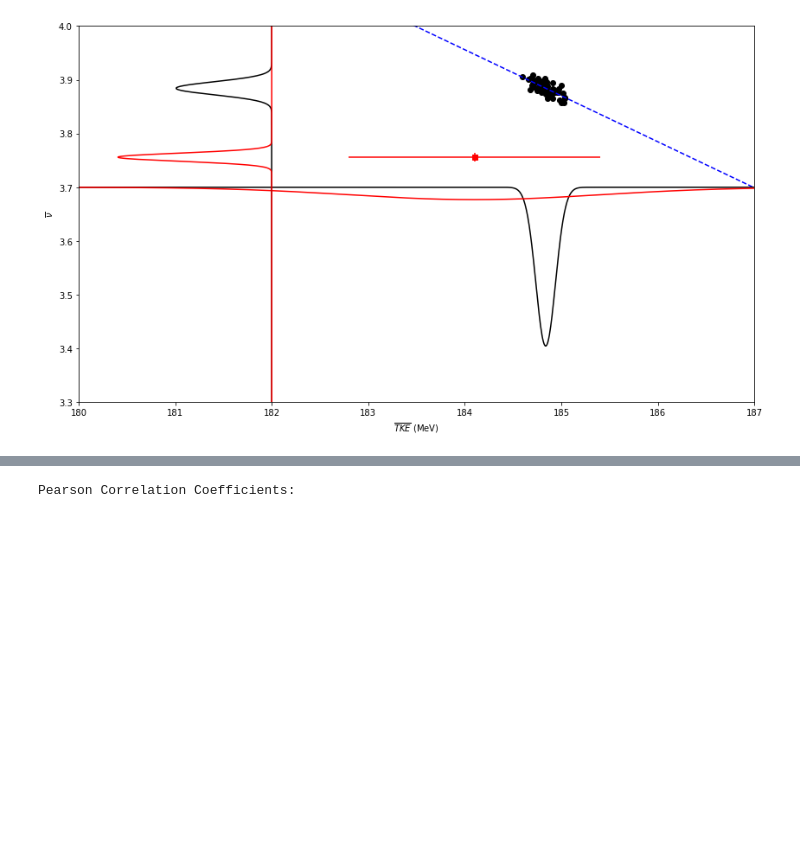
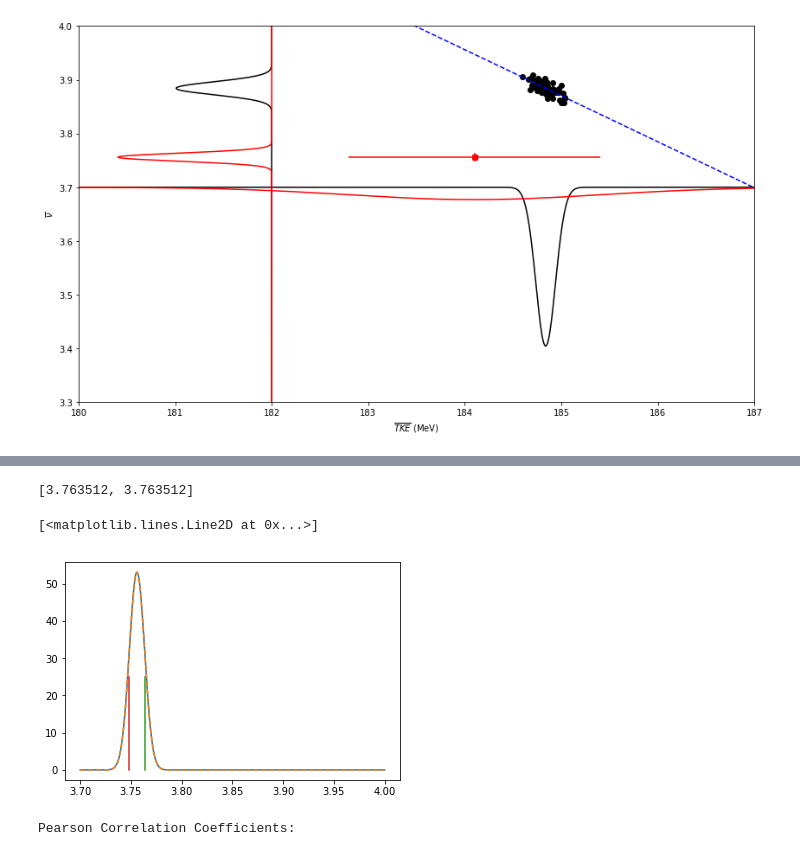
Before and after one commit to austinlc/CGMFAnalysis, a Jupyter notebook: CGMFSummaryFileAnalyzer.ipynb, the cells around one changed output, grey strips where cells are left out. Cells and saved outputs as stored; diff of their text form; code cells hidden in the pictures; blank space fills up the shorter version.

```diff
--- a/CGMFSummaryFileAnalyzer.ipynb
+++ b/CGMFSummaryFileAnalyzer.ipynb
@@ -143,3 +212,21 @@ $$0.10128275974041756$$
+# %%
+plt.subplot(1,1,1)
+x = np.linspace(3.7,4,1000)
+plt.plot(x,mlab.normpdf(x, 3.756, 0.002*3.756))
+def gauss(x,mu,sig):
+    y=[]
+    for i in range(len(x)):
+        y.append(1/sig/np.sqrt(2*np.pi)*np.exp(-((x[i]-mu)/sig)**2/2))
+    return y
+
+print([1.002*3.756, 1.002*3.756])
+plt.plot(x,gauss(x, 3.756, 0.002*3.756),'--')
+plt.plot([1.002*3.756, 1.002*3.756], [0., 25.])
+plt.plot([0.998*3.756, 0.998*3.756], [0., 25.])
+# %% [output]
+[3.763512, 3.763512]
+[<matplotlib.lines.Line2D at 0x...>]
+[figure, added]
 # %%
 # Plot nn vs txe and moments
 
```
Also changed, not shown: parts of 3 cells of this notebook, 4 other files.
